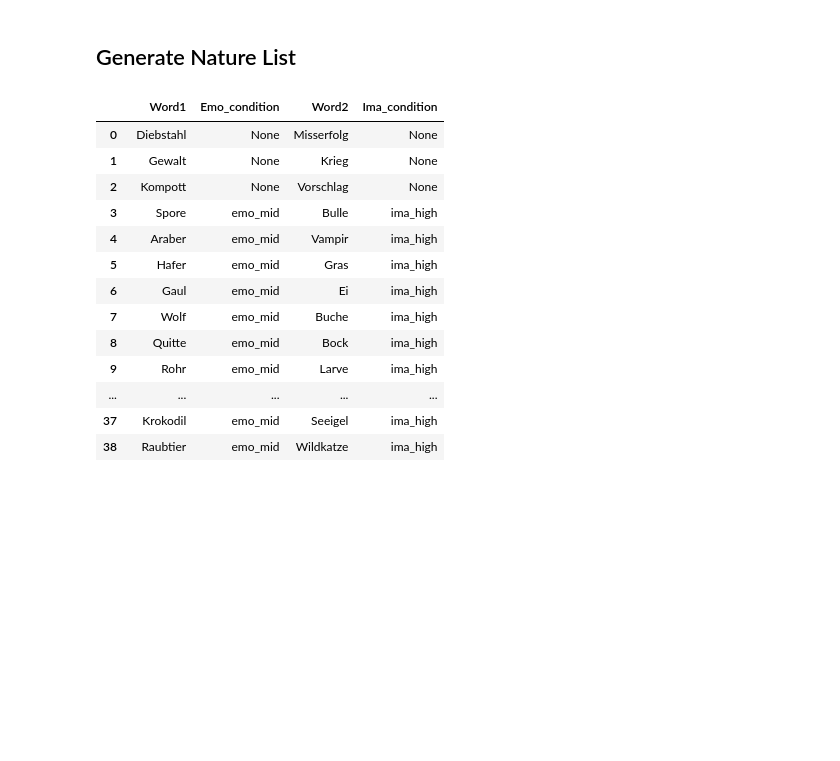
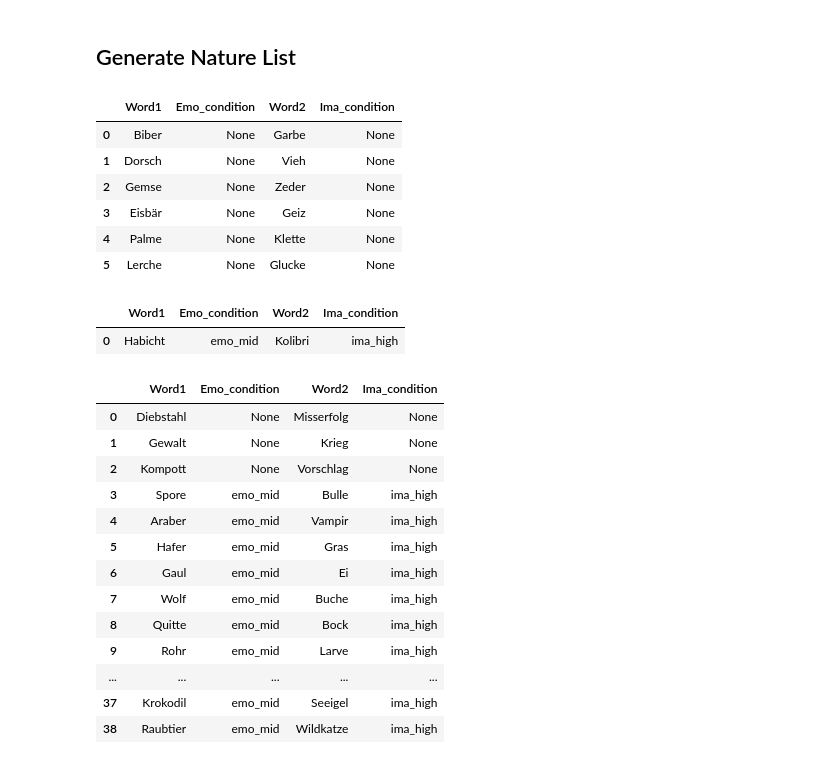
Before and after one commit to AlfredSwitchog/NeuroLab_3.10, a Jupyter notebook: PsychoPy/generate_word_pair_list.ipynb, the cells around one changed output. Cells and saved outputs as stored; diff of their text form; code cells hidden in the pictures; blank space fills up the shorter version.

```diff
--- a/PsychoPy/generate_word_pair_list.ipynb
+++ b/PsychoPy/generate_word_pair_list.ipynb
@@ -170,3 +172,23 @@ cond_long_nature = generate_word_pairs(Emo_long_words_nature,condition_pairs,18)
+# %%
+condition_pairs_primacy_recency = [("None", "None")]
+nature_dummy = generate_word_pairs(Emo_short_words_nature,condition_pairs_primacy_recency,6, 55)
+nature_dummy
+# %% [output]
+|  | Word1 | Emo_condition | Word2 | Ima_condition |
+| 0 | Biber | None | Garbe | None |
+| 1 | Dorsch | None | Vieh | None |
+| 2 | Gemse | None | Zeder | None |
+| 3 | Eisbär | None | Geiz | None |
+| 4 | Palme | None | Klette | None |
+| 5 | Lerche | None | Glucke | None |
+# %%
+cond_new = [("emo_mid", "ima_high")]
+generate_word_pairs(Emo_long_words_nature,cond_new,1, 70)
+#nature_words_new = pd.concat([cond_short_nature, cond_new, nature_dummy], ignore_index=True)
+#nature_words_new
+# %% [output]
+|  | Word1 | Emo_condition | Word2 | Ima_condition |
+| 0 | Habicht | emo_mid | Kolibri | ima_high |
 # %%
 #Condition pair none so it's not a word within the emo/ ima categories
 condition_pairs_primacy_recency = [("None", "None")]
```
Also changed, not shown: parts of 5 cells of this notebook, 6 other files.
